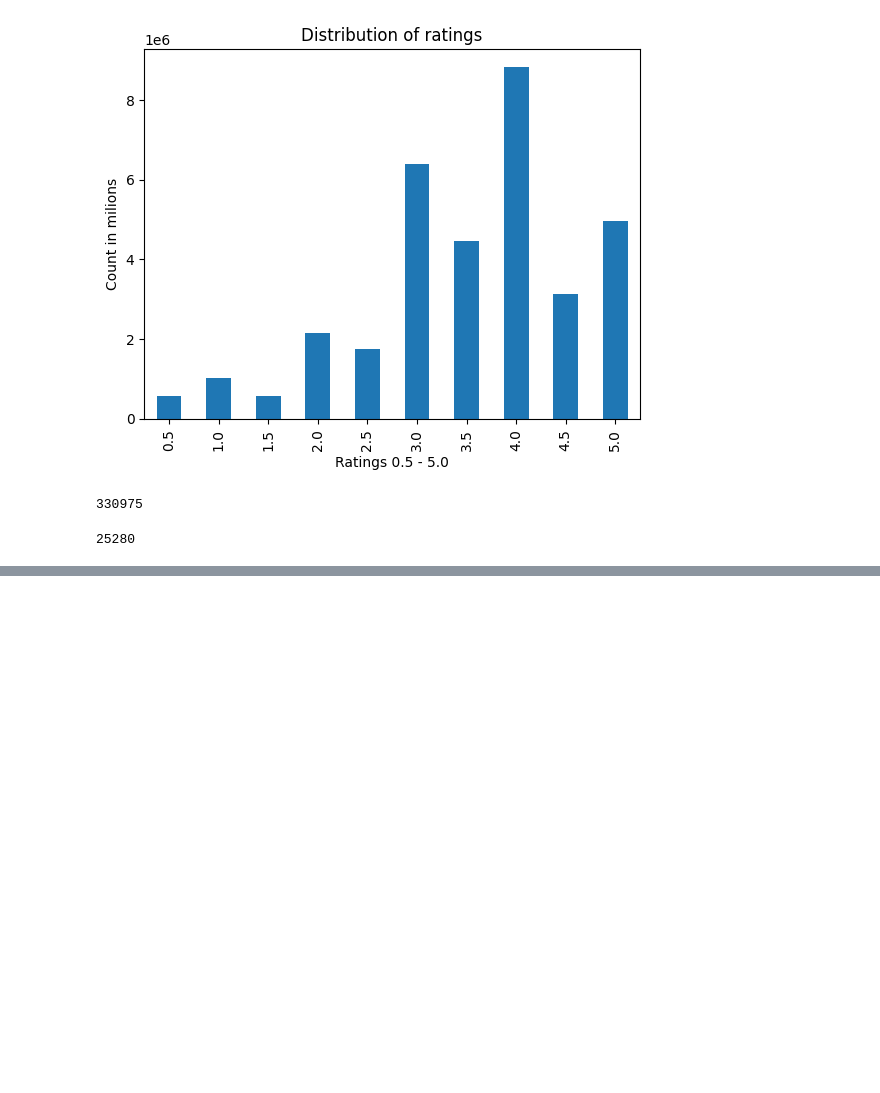
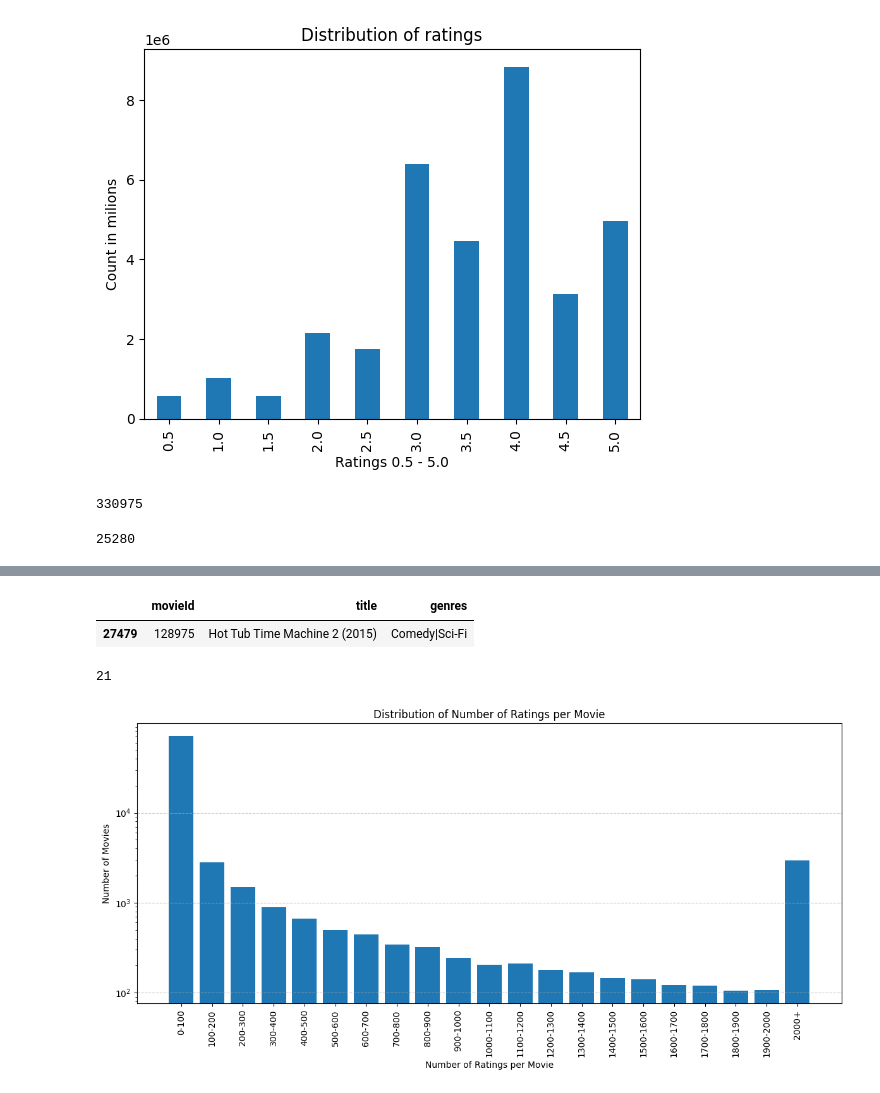
Before and after one commit to HanFredriksson/AI-plugg-filer-Hannes-Fredriksson, a Jupyter notebook: Maskininlärning/Labb/Laboration_2_Film_Recommender/EDA_Anteckningar_Test/Struktur_EDA.ipynb, the cells around one changed output, grey strips where cells are left out. Drawn from its saved outputs; the diff is of its cells as text; code cells hidden in the pictures; blank space fills up the shorter version.

Commit message:
[Labb2] Börjat testa kod och lagt till kod som ska bli functioner i DataWrangler

```diff
--- a/Maskininlärning/Labb/Laboration_2_Film_Recommender/EDA_Anteckningar_Test/Struktur_EDA.ipynb
+++ b/Maskininlärning/Labb/Laboration_2_Film_Recommender/EDA_Anteckningar_Test/Struktur_EDA.ipynb
@@ -47,7 +86,7 @@ import numpy as np
 # %%
-rating_data = pd.read_csv("../../Laboration_2_Film_Recommender/Data/ratings.csv")
-movies_data = pd.read_csv("../../Laboration_2_Film_Recommender/Data/movies.csv")
-tags_data = pd.read_csv("../../Laboration_2_Film_Recommender/Data/tags.csv")
+rating_data = pd.read_csv("../Data/ratings.csv")
+movies_data = pd.read_csv("../Data/movies.csv")
+tags_data = pd.read_csv("../Data/tags.csv")
 # %% [markdown]
 ## EDA
 # %%
@@ -163,3 +202,8 @@ len(rating_data["userId"].unique())
 len(tags_data["userId"].unique())
 # %% [output]
 25280
+# %%
+rating_list = rating_data["movieId"].value_counts()
+
+bottom_ratings = rating_list[(rating_list.values <= 500) & (rating_list.values >= 0)]
+rating_list
@@ -165,0 +240,35 @@ len(tags_data["userId"].unique())
+# %%
+movies_data.loc[movies_data["movieId"] == 128975]
+# %% [output]
+|  | movieId | title | genres |
+| 27479 | 128975 | Hot Tub Time Machine 2 (2015) | Comedy|Sci-Fi |
+# %%
+distribution_dict = {}
+prev_r = 0
+for r in range(100, 2001, 100):
+    label = f"{prev_r}-{r}"
+    count = len(rating_list[(rating_list.values > prev_r) & (rating_list.values <= r)])
+    distribution_dict[label] = count
+    prev_r = r
+
+label = "2000+"
+count = len(rating_list[rating_list.values > 2000])
+distribution_dict[label] = count
+
+
+len(distribution_dict.keys())
+# %% [output]
+21
+# %%
+plt.figure(figsize=(12, 6))
+plt.bar(distribution_dict.keys(), distribution_dict.values())
+plt.yscale("log")
+plt.xlabel("Number of Ratings per Movie")
+plt.ylabel("Number of Movies")
+plt.title("Distribution of Number of Ratings per Movie")
+plt.xticks(rotation=90)
+plt.grid(axis="y", linestyle="--", alpha=0.7)
+plt.tight_layout()
+plt.show()
+# %% [output]
+[figure, added]
```
Also changed, not shown: parts of 6 cells of this notebook, 5 other files.
